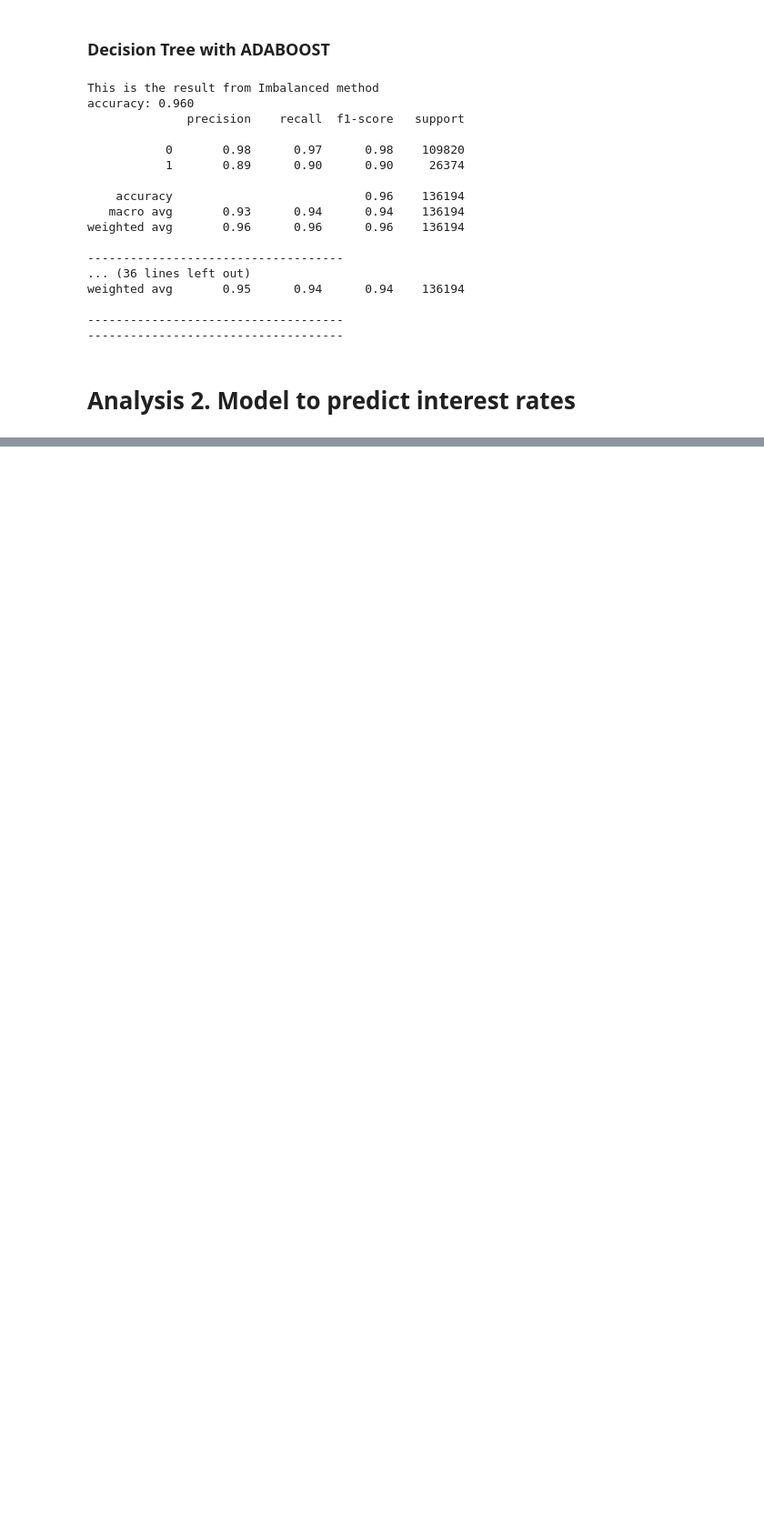
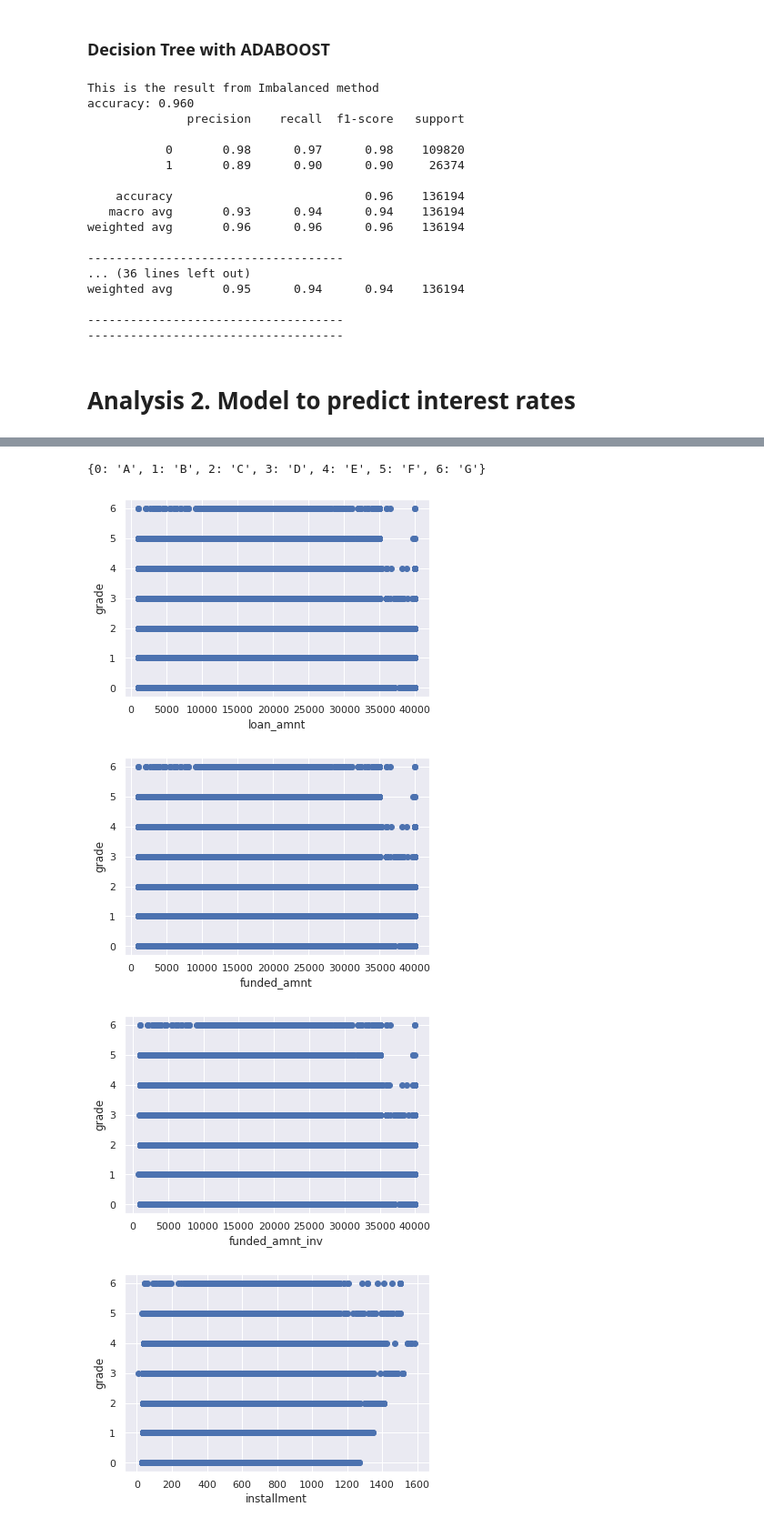
Before and after one commit to nitishsingh158/WokeRUs, a Jupyter notebook: lending_data.ipynb, the cells around one changed output, grey strips where cells are left out. Shown at 91% size. Cells and saved outputs as stored; diff of their text form; code cells hidden in the pictures; blank space fills up the shorter version.

```diff
--- a/lending_data.ipynb
+++ b/lending_data.ipynb
@@ -745,0 +557,9 @@ weighted avg       0.28      0.30      0.28     28259
+# %%
+# Clean the emp_length column
+accepted_df_cat['emp_length'] = accepted_df_cat['emp_length'].replace('10+ years','10')
+accepted_df_cat['emp_length'] = accepted_df_cat['emp_length'].replace('< 1 year','0')
+accepted_df_cat['emp_length'] = accepted_df_cat['emp_length'].replace('1 year','1')
+accepted_df_cat['emp_length'] = accepted_df_cat['emp_length'].str.replace(' years','')
+accepted_df_cat['emp_length'] = accepted_df_cat['emp_length'].replace(' ','')
+accepted_df_cat['emp_length'] = accepted_df_cat['emp_length'].fillna(0)
+accepted_df_cat['emp_length'] = pd.to_numeric(accepted_df_cat['emp_length'])
@@ -745,0 +586,36 @@ weighted avg       0.28      0.30      0.28     28259
+# %%
+from sklearn.preprocessing import LabelEncoder
+
+le = LabelEncoder()
+accepted_df_cat['grade'] = le.fit_transform(accepted_df_cat['grade'])
+
+target_mappings = {index: label for index, label in enumerate(le.classes_)}
+target_mappings
+# %% [output]
+{0: 'A', 1: 'B', 2: 'C', 3: 'D', 4: 'E', 5: 'F', 6: 'G'}
+# %%
+binary_vals = ['debt_settlement_flag','hardship_flag','initial_list_status','pymnt_plan']
+for col in binary_vals:
+  accepted_df_cat[col] = accepted_df_cat[col].apply(lambda x: 1 if x in ['Y','y','f'] else 0)
+
+accepted_df_cat = pd.get_dummies(accepted_df_cat,drop_first=True)
+# %%
+X = pd.concat([accepted_df_num,accepted_df_cat],axis=1).drop(columns=['grade','int_rate'],axis=1)
+y = accepted_df_cat['grade']
+# %%
+# Plot some of the important columns  with the grade column
+
+columns = ['loan_amnt','funded_amnt','funded_amnt_inv',
+           'installment','annual_inc','dti',
+           'delinq_2yrs','fico_range_low','fico_range_high']
+for col in columns:
+    plt.figure()
+    plt.scatter(X[col],y)
+    plt.xlabel(col)
+    plt.ylabel('grade')
+    plt.show()
+# %% [output]
+[figure, added]
+[figure, added]
+[figure, added]
+[figure, added]
```
Also changed, not shown: parts of 52 cells of this notebook.
